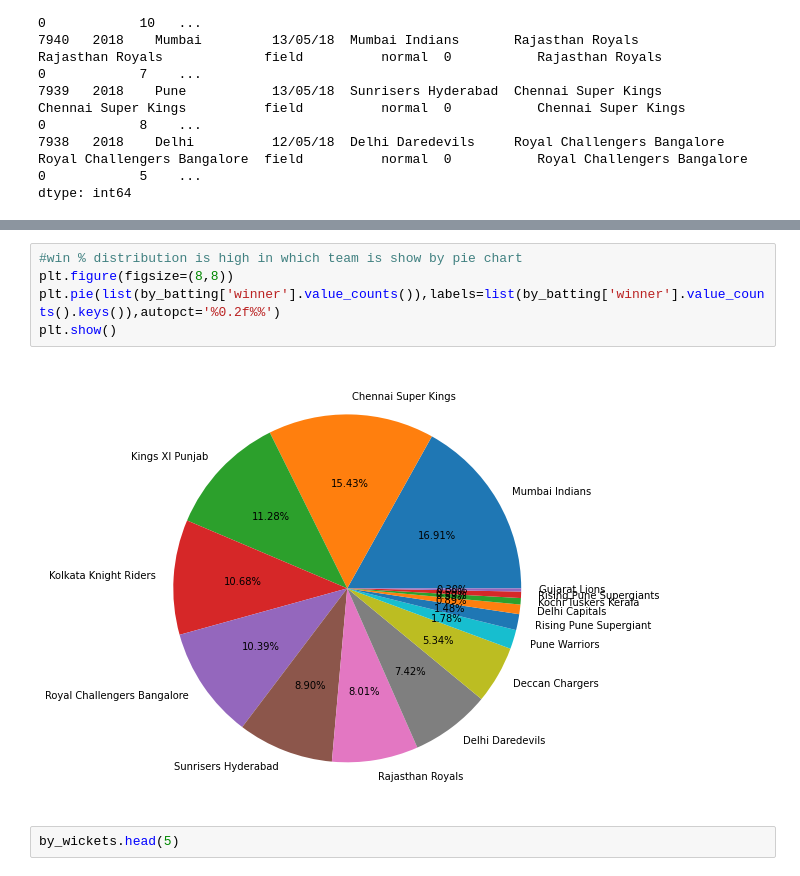
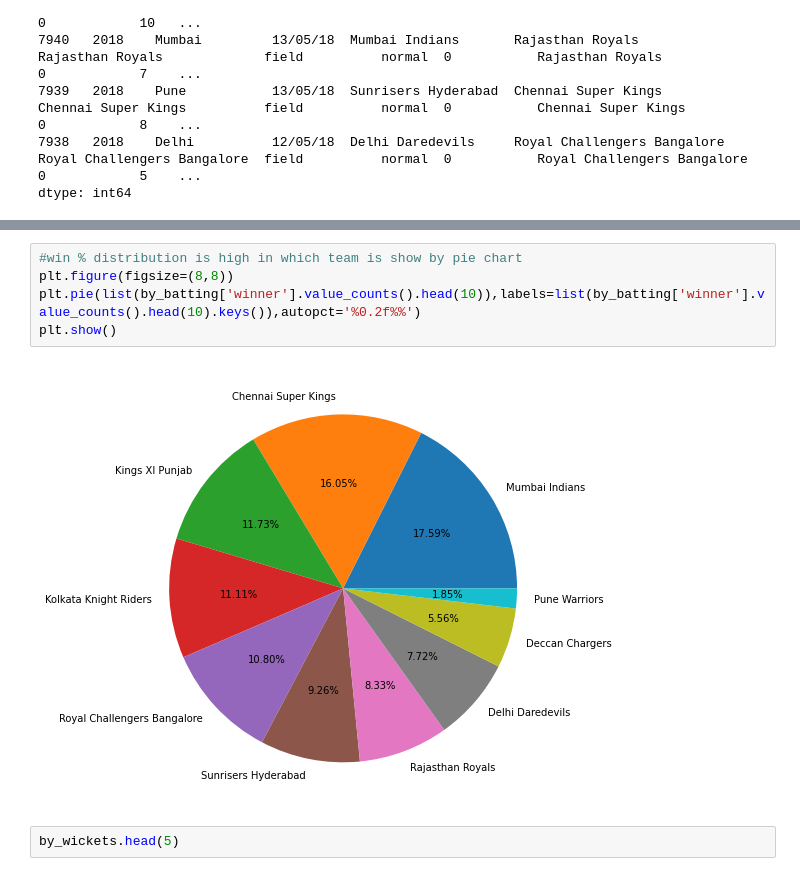
Before and after one commit to itsAnkitcode001/Explonararory-Data-Analaysis-on-sport-team-data, a Jupyter notebook: Untitled3.ipynb, the cells around one changed output, grey strips where cells are left out. Saved outputs shown, nothing was run; the diff lists cells and outputs as text.

```diff
--- a/Untitled3.ipynb
+++ b/Untitled3.ipynb
@@ -257,10 +299,10 @@ plt.show()
 # %%
 #win % distribution is high in which team is show by pie chart
 plt.figure(figsize=(8,8))
-plt.pie(list(by_batting['winner'].value_counts()),labels=list(by_batting['winner'].value_counts().keys()),autopct='%0.2f%%')
+plt.pie(list(by_batting['winner'].value_counts().head(10)),labels=list(by_batting['winner'].value_counts().head(10).keys()),autopct='%0.2f%%')
 plt.show()
 # %% [output]
-[figure, old version]
+[figure, new version]
 # %%
 by_wickets.head(5)
 # %% [output]
```
Also changed, not shown: parts of 26 cells of this notebook.
